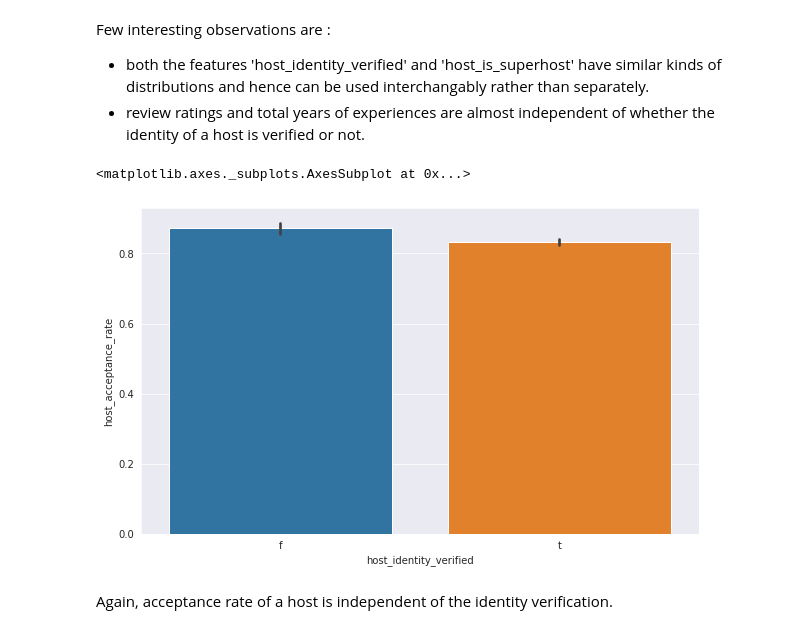
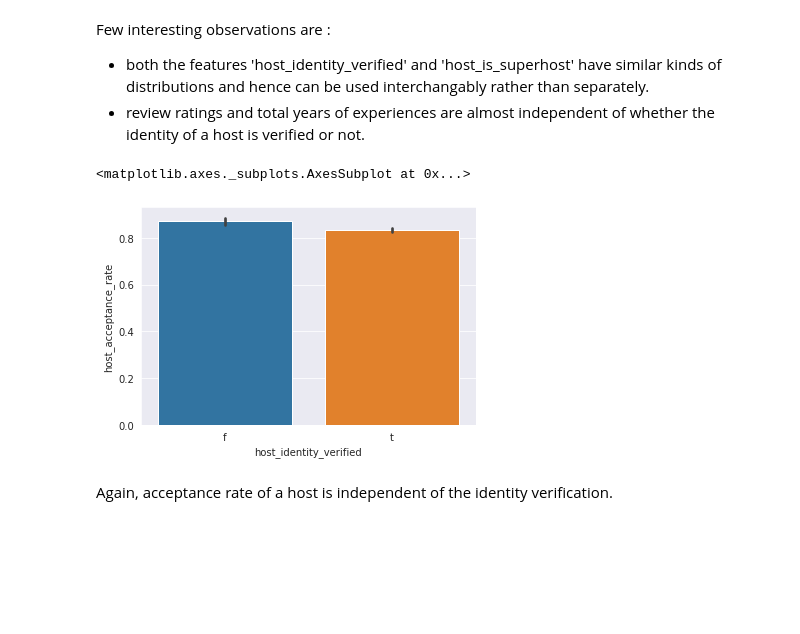
Before and after one commit to nabanitarimpi/airbnb-data-analysis, a Jupyter notebook: airbnb_data_analysis_2.ipynb, the cells around one changed output. Drawn from its saved outputs; the diff is of its cells as text; code cells hidden in the pictures; blank space fills up the shorter version.

```diff
--- a/airbnb_data_analysis_2.ipynb
+++ b/airbnb_data_analysis_2.ipynb
@@ -1132,11 +1174,10 @@ Few interesting observations are :
 - both the features 'host_identity_verified' and 'host_is_superhost' have similar kinds of distributions and hence can be used interchangably rather than separately.
 - review ratings and total years of experiences are almost independent of whether the identity of a host is verified or not.
 # %%
-plt.figure(figsize=(10,6))
 sns.barplot(x='host_identity_verified', y='host_acceptance_rate', data=boston_host_df)
 # %% [output]
 <matplotlib.axes._subplots.AxesSubplot at 0x...>
-[figure, old version]
+[figure, new version]
 # %% [markdown]
 Again, acceptance rate of a host is independent of the identity verification.
 # %%
```
Also changed, not shown: parts of 74 cells of this notebook.
